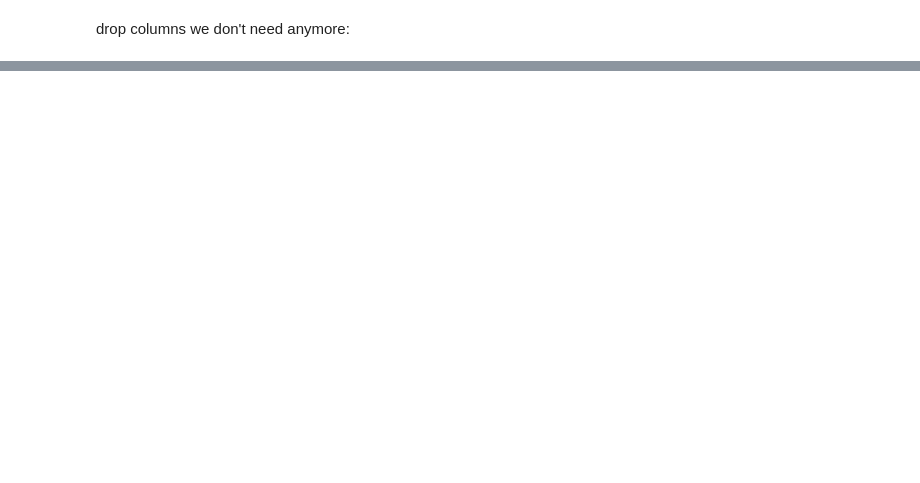
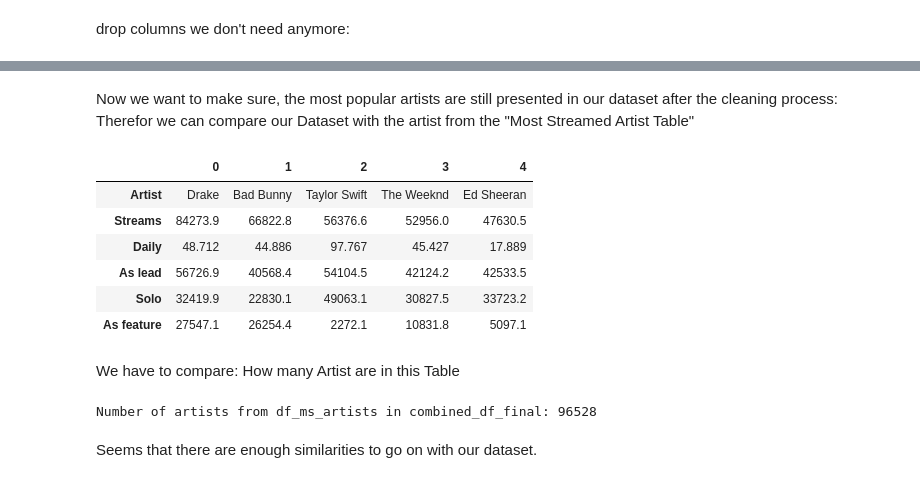
Before and after one commit to ShahiW/moosic, a Jupyter notebook: notebooks/moosic_eda.ipynb, the cells around one changed output, grey strips where cells are left out. Cells and saved outputs as stored; diff of their text form; code cells hidden in the pictures; blank space fills up the shorter version.

```diff
--- a/notebooks/moosic_eda.ipynb
+++ b/notebooks/moosic_eda.ipynb
@@ -392,0 +457,31 @@ drop columns we don't need anymore:
+# %% [markdown]
+Now we want to make sure, the most popular artists are still presented in our dataset after the cleaning process:
+Therefor we can compare our Dataset with the artist from the "Most Streamed Artist Table"
+# %%
+# Read the HTML table with the Spotify most streamed artists of all time
+url = 'https://kworb.net/spotify/artists.html'
+df_ms_artists = pd.read_html(url)[0]
+# %%
+df_ms_artists.head().T
+# %% [output]
+|  | 0 | 1 | 2 | 3 | 4 |
+| Artist | Drake | Bad Bunny | Taylor Swift | The Weeknd | Ed Sheeran |
+| Streams | 84273.9 | 66822.8 | 56376.6 | 52956.0 | 47630.5 |
+| Daily | 48.712 | 44.886 | 97.767 | 45.427 | 17.889 |
+| As lead | 56726.9 | 40568.4 | 54104.5 | 42124.2 | 42533.5 |
+| Solo | 32419.9 | 22830.1 | 49063.1 | 30827.5 | 33723.2 |
+| As feature | 27547.1 | 26254.4 | 2272.1 | 10831.8 | 5097.1 |
+# %% [markdown]
+We have to compare: How many Artist are in this Table
+# %%
+# Get the unique artists from df_ms_artists
+ms_unique_artists = df_ms_artists['Artist'].unique()
+
+# Count how many of these unique artists are in combined_df_final
+matching_artist_count = df_reordered['artist_name'].isin(ms_unique_artists).sum()
+
+print("Number of artists from df_ms_artists in combined_df_final:", matching_artist_count)
+# %% [output]
+Number of artists from df_ms_artists in combined_df_final: 96528
+# %% [markdown]
+Seems that there are enough similarities to go on with our dataset.
```
Also changed, not shown: parts of 13 cells of this notebook, 1 other file.
